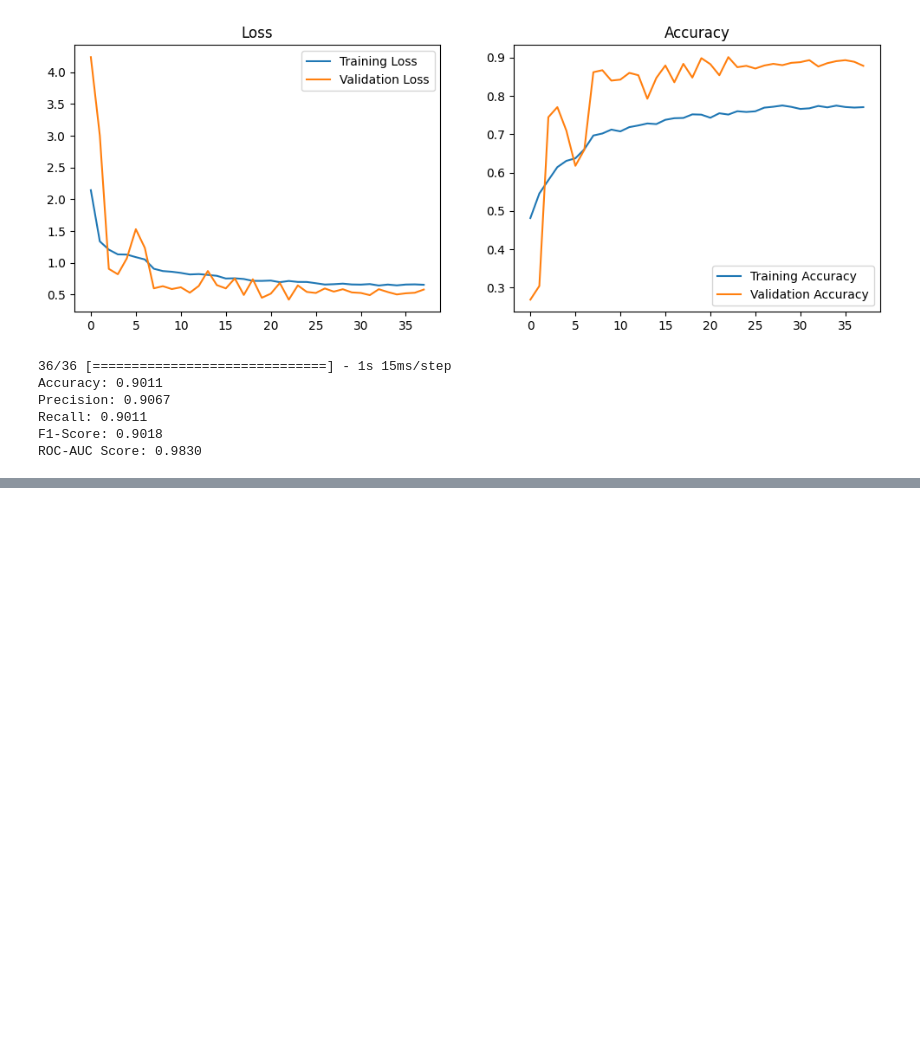
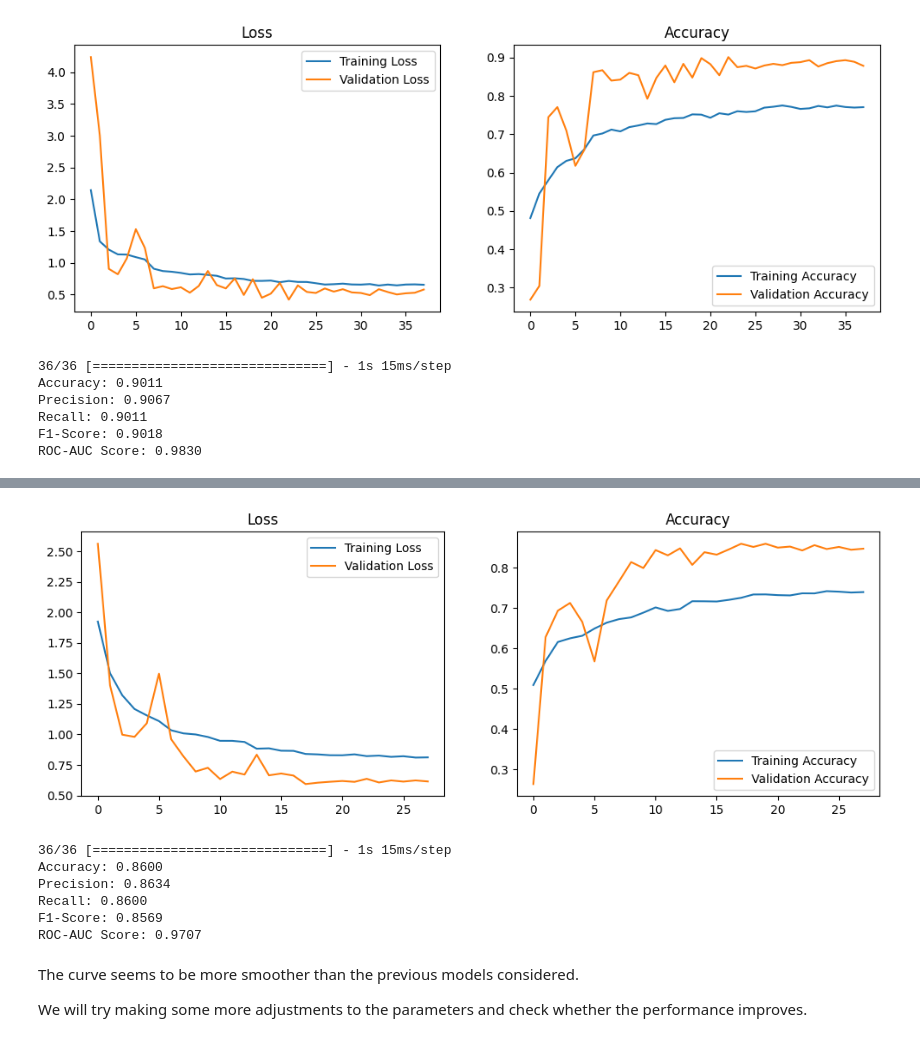
Before and after one commit to sahana248/brain_tumour_MRI, a Jupyter notebook: Brain_tumour_class_SahanaM_21076516.ipynb, the cells around one changed output, grey strips where cells are left out. Drawn from its saved outputs; the diff is of its cells as text; code cells hidden in the pictures; blank space fills up the shorter version.

```diff
--- a/Brain_tumour_class_SahanaM_21076516.ipynb
+++ b/Brain_tumour_class_SahanaM_21076516.ipynb
@@ -1954,0 +1993,9 @@ Here we can note that the model demonstrates more stable and consistent trends i
+# %%
+# Train the classification model with data augmentation
+train_datagen = datagen.flow(X_combined, y_combined, batch_size=32)
+history = classification_model.fit(
+    train_datagen,
+    epochs=100,
+    validation_data=(X_val_resized, y_val),
+    callbacks=[early_stopping, reduce_lr]
+)
@@ -1954,0 +2020,55 @@ Here we can note that the model demonstrates more stable and consistent trends i
+# %%
+# Plot training history
+plt.figure(figsize=(12, 4))
+plt.subplot(1, 2, 1)
+plt.plot(history.history['loss'], label='Training Loss')
+plt.plot(history.history['val_loss'], label='Validation Loss')
+plt.legend()
+plt.title('Loss')
+plt.subplot(1, 2, 2)
+plt.plot(history.history['accuracy'], label='Training Accuracy')
+plt.plot(history.history['val_accuracy'], label='Validation Accuracy')
+plt.legend()
+plt.title('Accuracy')
+plt.show()
+# %% [output]
+[figure, added]
+# %%
+# Generate predictions (probabilities)
+y_pred_probs = classification_model.predict(X_val_resized)
+
+# Convert probabilities to class labels
+y_pred = np.argmax(y_pred_probs, axis=1)
+y_true = np.argmax(y_val, axis=1)
+
+# Calculate accuracy
+accuracy = accuracy_score(y_true, y_pred)
+
+# Calculate precision
+precision = precision_score(y_true, y_pred, average='weighted')
+
+# Calculate recall
+recall = recall_score(y_true, y_pred, average='weighted')
+
+# Calculate F1-score
+f1 = f1_score(y_true, y_pred, average='weighted')
+
+# Calculate ROC-AUC score (for each class and average)
+roc_auc = roc_auc_score(y_val, y_pred_probs, average='weighted', multi_class='ovr')
+
+print(f"Accuracy: {accuracy:.4f}")
+print(f"Precision: {precision:.4f}")
+print(f"Recall: {recall:.4f}")
+print(f"F1-Score: {f1:.4f}")
+print(f"ROC-AUC Score: {roc_auc:.4f}")
+# %% [output]
+36/36 [==============================] - 1s 15ms/step
+Accuracy: 0.8600
+Precision: 0.8634
+Recall: 0.8600
+F1-Score: 0.8569
+ROC-AUC Score: 0.9707
+# %% [markdown]
+The curve seems to be more smoother than the previous models considered.
+
+We will try making some more adjustments to the parameters and check whether the performance improves.
```
Also changed, not shown: parts of 8 cells of this notebook.
